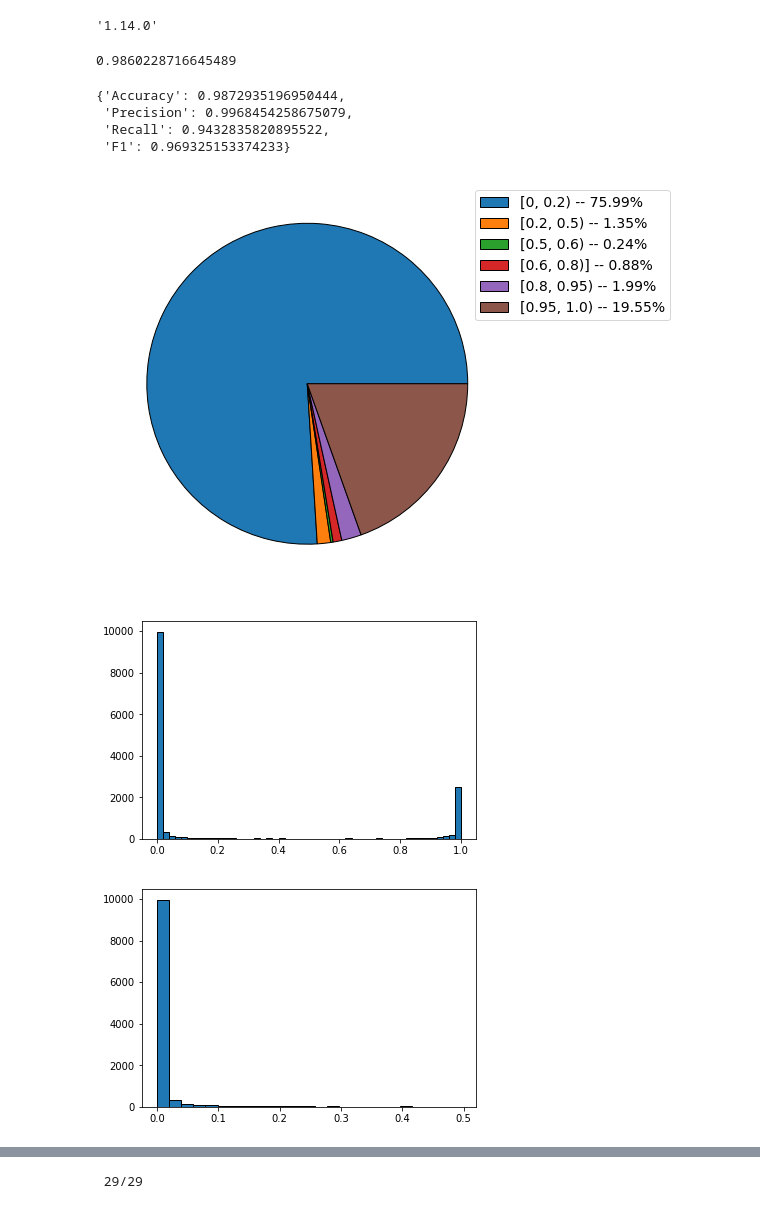
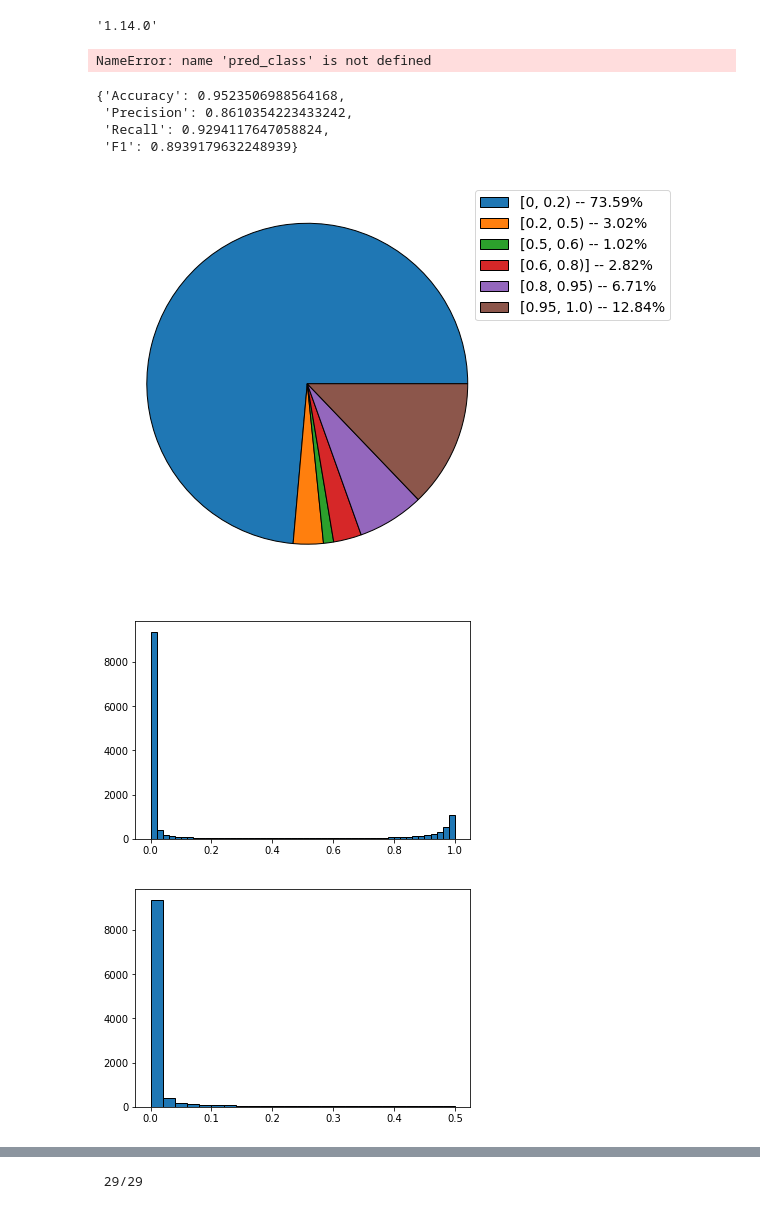
Before and after one commit to grewwc/exoplanet, a Jupyter notebook: train.ipynb, the cells around one changed output, grey strips where cells are left out. Saved outputs shown, nothing was run; the diff lists cells and outputs as text; code cells hidden in the pictures.

```diff
--- a/train.ipynb
+++ b/train.ipynb
@@ -77,6 +77,6 @@ Trainable params: 795,138
 Non-trainable params: 0
 _________________________________________________________________
 # %%
-set_lr(dense, 0.1e-3)
-dense.fit(train_features,train_y, epochs=100, batch_size=128, validation_split=0.2)
+set_lr(dense, 0.5e-3)
+dense.fit(train_features,train_y, epochs=200, batch_size=128, validation_split=0.2)
 # %% [output]
@@ -100,8 +100,8 @@ Epoch 100/100
 <tensorflow.python.keras.callbacks.History at 0x...>
 # %%
 # m = load_model()
-m = get_resnet_model()
-# m = get_model(dense=dense)
+# m = get_resnet_model()
+m = get_model(dense=dense)
 # m.summary()
 # %% [output]
 6 global res_blocks
@@ -109,9 +110,9 @@ m = get_resnet_model()
 # %%
-set_lr(m, 0.1e-3)
+set_lr(m, 0.2e-3)
 
 mycallback = LowerLr([4,4],[0.8e-3, 0.4e-4])
 
 # (g_train_x, g_val_x), (l_train_x, l_val_x ), (train_y, val_y) = next(spliter)
-m.fit([aug_g_x, aug_l_x], aug_y, epochs=15, batch_size=64,
-         validation_split=0.1, callbacks=[mycallback], verbose=1)
+m.fit([aug_g_x, aug_l_x, aug_features], aug_y, epochs=5, batch_size=64,
+         validation_split=0.1, callbacks=[], verbose=1)
 # %% [output]
@@ -172,49 +183,49 @@ finished loading
 # %%
 sum(pred_class==test_y)/len(test_y)
 # %% [output]
-0.9860228716645489
+NameError: name 'pred_class' is not defined
 # %%
-get_model_summary(m, [g_test_x, l_test_x], test_y, 0.5)
+get_model_summary(m, [g_test_x, l_test_x, test_features], test_y, 0.5)
 # %% [output]
-{'Accuracy': 0.9872935196950444,
- 'Precision': 0.9968454258675079,
- 'Recall': 0.9432835820895522,
- 'F1': 0.969325153374233}
+{'Accuracy': 0.9523506988564168,
+ 'Precision': 0.8610354223433242,
+ 'Recall': 0.9294117647058824,
+ 'F1': 0.8939179632248939}
 # %%
 # plot the pie chart
-pred = m.predict([g_train_x, l_train_x])[:,1]
+pred = m.predict([g_train_x, l_train_x, train_features])[:,1]
 
 plt.figure(figsize=(8,8))
 mask1 = pred < 0.20
 mask2 = np.logical_and(pred >=0.20, pred < 0.5)
 mask3 = np.logical_and(pred >=0.5, pred < 0.6)
 mask4 = np.logical_and(pred >=0.6, pred < 0.8)
 mask5 = np.logical_and(pred >=0.8, pred < 0.95)
 mask6 = pred > 0.95
 
 labels = ["[0, 0.2)", '[0.2, 0.5)', '[0.5, 0.6)','[0.6, 0.8)]', '[0.8, 0.95)', '[0.95, 1.0)']
 sizes = [len(pred[mask1]),len(pred[mask2]),len(pred[mask3]),len(pred[mask4]), len(pred[mask5]), len(pred[mask6])]
 
 labels = [f'{label} -- {sizes[i]/len(pred)*100:.2f}%' for i, label in enumerate(labels)]
 
 patches, texts = plt.pie(sizes)
 plt.legend(patches, labels, loc='best', bbox_to_anchor=(0.9, 1.),
            fontsize=14)
 plt.tight_layout()
 
 plt.savefig(img_dir + '/predict_percent.png', dpi=200, bbox_inches='tight')
 # %% [output]
-[figure, old version]
+[figure, new version]
 # %%
 plt.hist(pred, bins=50)
 plt.savefig(img_dir + '/hist.png', dpi=200)
 # %% [output]
-[figure, old version]
+[figure, new version]
 # %%
 plt.hist(pred[pred < 0.5], bins=25)
 plt.savefig(img_dir + '/hist_non_pc.png', dpi=200)
 # %% [output]
-[figure, old version]
+[figure, new version]
 # %%
 plt.hist(pred[pred >= 0.5], bins=25)
 plt.savefig(img_dir + '/hist_pc.png', dpi=200)
```
Also changed, not shown: parts of 12 cells of this notebook, 4 other files.
